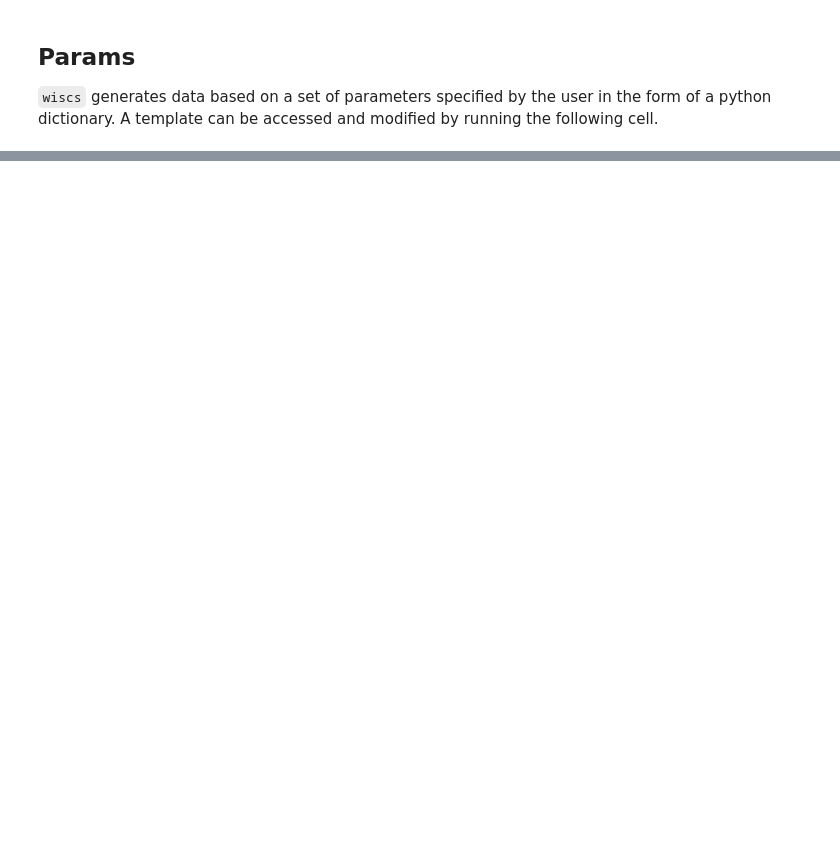
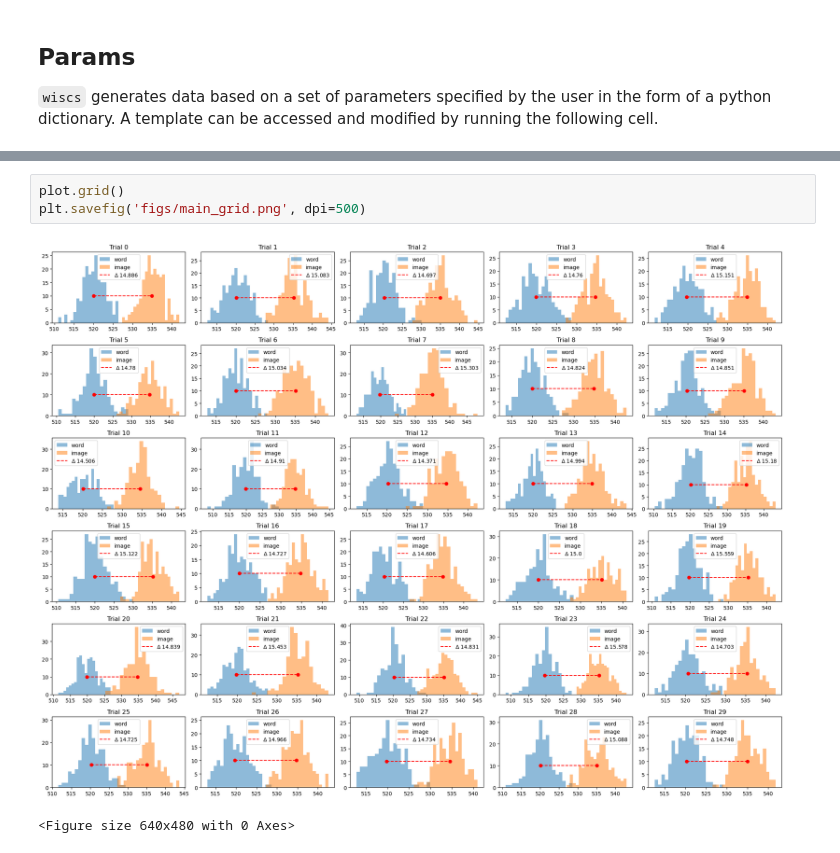
Before and after one commit to w-decker/wiscs-simulation, a Jupyter notebook: wiscs-simulations.ipynb, the cells around one changed output, grey strips where cells are left out. Cells and saved outputs as stored; diff of their text form; blank space fills up the shorter version.

```diff
--- a/wiscs-simulations.ipynb
+++ b/wiscs-simulations.ipynb
@@ -184,0 +119,6 @@ plt.show()
+# %%
+plot.grid()
+plt.savefig('figs/main_grid.png', dpi=500)
+# %% [output]
+[figure, added]
+<Figure size 640x480 with 0 Axes>
```
Also changed, not shown: parts of 27 cells of this notebook, 13 other files.
